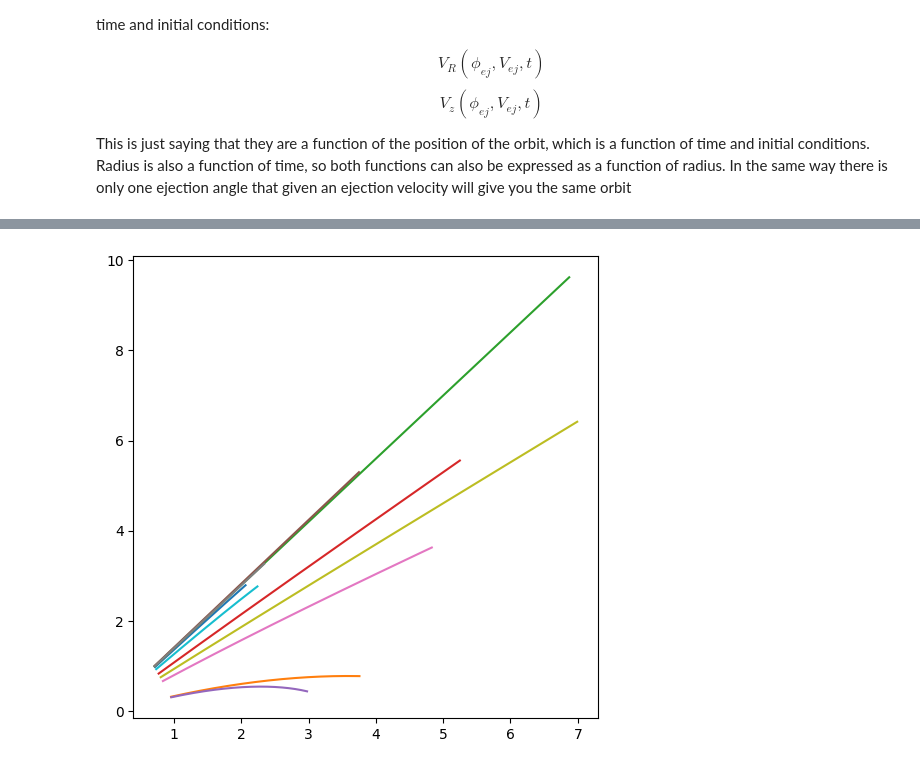
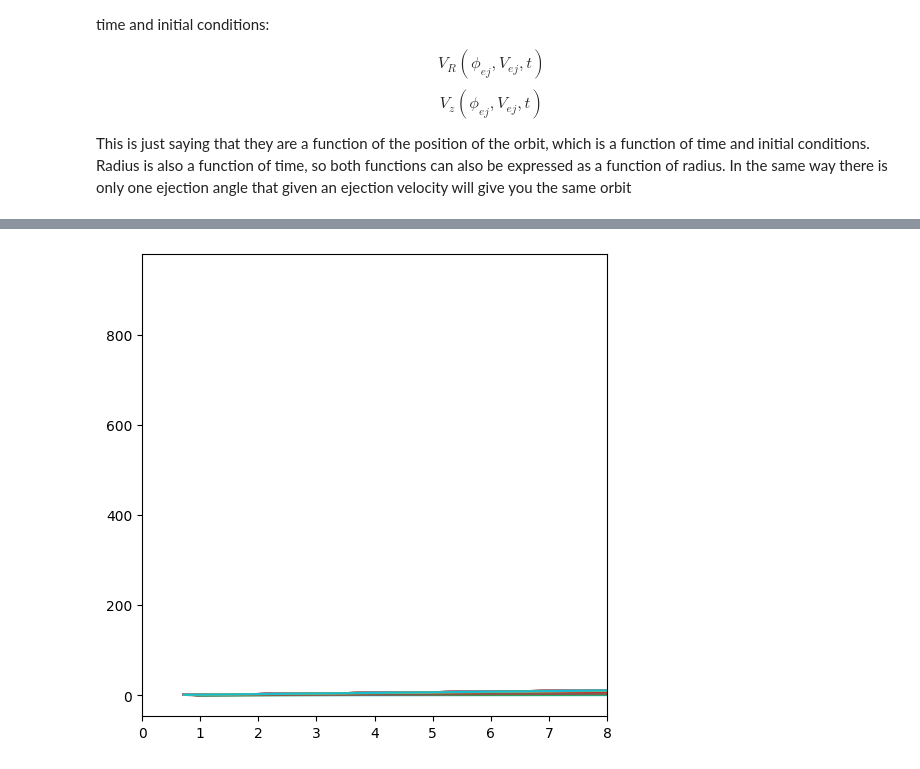
Before and after one commit to fawkez/HVS_1, a Jupyter notebook: Notebooks/Orbits/orbital_grid.ipynb, the cells around one changed output, grey strips where cells are left out. Saved outputs shown, nothing was run; the diff lists cells and outputs as text; code cells hidden in the pictures.

```diff
--- a/Notebooks/Orbits/orbital_grid.ipynb
+++ b/Notebooks/Orbits/orbital_grid.ipynb
@@ -172,7 +172,7 @@ t_max = (300 * u.kpc / (v_ej * u.km / u.s)).to(u.Gyr).value  # Convert to Gyr
 t_step = 1e-3  # Integration step in Gyr
 
 # Integrate orbit
-orbit = agama.orbit(potential=potential, ic=initial_state, time=t_max, dtype = object)#, trajsize=int(t_max/t_step))
+orbit = agama.orbit(potential=potential, ic=initial_state, time=t_max, dtype = object, trajsize=0)
 
 # Extract trajectory and velocities
 trajectory = orbit(orbit)[:, :3]
@@ -180,3 +184,5 @@ velocities = orbit(orbit)[:, 3:]
+# %%
+ x, y, z, vx, vy, vz = orbit(orbit)[0], orbit(orbit)[1], orbit(orbit)[2], orbit(orbit)[3], orbit(orbit)[4], orbit(orbit)[5]
 # %%
 # orbit in the xz plane
 plt.figure(figsize=(10, 10))
@@ -830,11 +875,11 @@ def doit(vej, cosang, t):
 
 def doall(N=10000, seed=3):
     rng = np.random.default_rng(seed)
-    vej = 10**rng.uniform(2.4, 3.1, size=N)
+    vej = 10**rng.uniform(2.8, 4, size=N)
     cosa = rng.uniform(0, 1, size=N)
-    times = 10
+    times = 100
     r1, r2, r3, r4 = [], [], [], []
-    for curv, curc in tqdm(zip(vej, cosa), total=N):
+    for curv, curc in zip(vej, cosa):
         R, z, VR, Vz = doit(curv, curc, times)
         r1.append(R)
         r2.append(z)
@@ -842,5 +887,7 @@ def doall(N=10000, seed=3):
         r4.append(Vz)
 
     return [np.array(_) for _ in [r1, r2, r3, r4]]
+
+R, z, VR, Vz = doall()
 # %%
-R, z, VR, Vz = doall(10000, 3)
+R, z, VR, Vz, t,x, y, z, vx, vy, vz   = doall(10000, 3)
@@ -859,13 +898,14 @@ R_masked = R[mask]
 # %%
 # plot a few of the orbits
 
 # transform cylindrical to cartesian
-x = R * np.cos(np.arctan2(z, R))
+#x = R * np.cos(np.arctan2(z, R))
 
 plt.figure(figsize=(6, 6))
-for i in range(0, 10):
+for i in range(0, 100):
     plt.plot(x[i], z[i])
 #plt.plot(x[0], z[0])
+plt.xlim(0, 8)
 plt.show()
 # %% [output]
-[figure, old version]
+[figure, new version]
```
Also changed, not shown: parts of 34 cells of this notebook, 2 other files.
